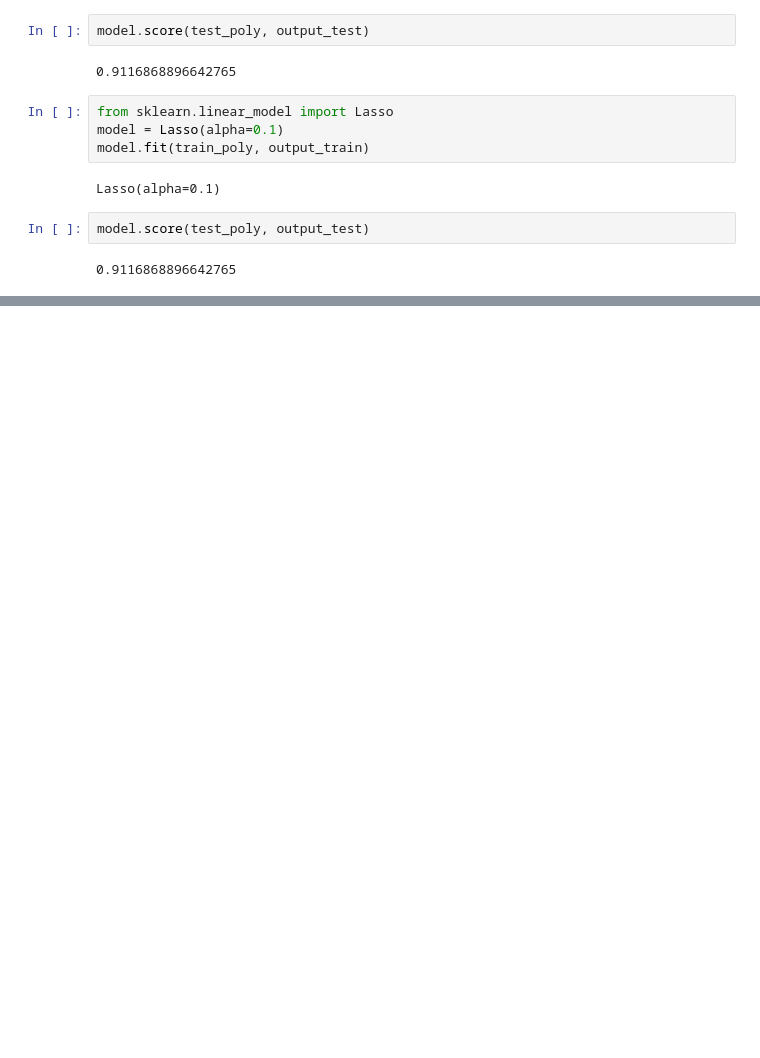
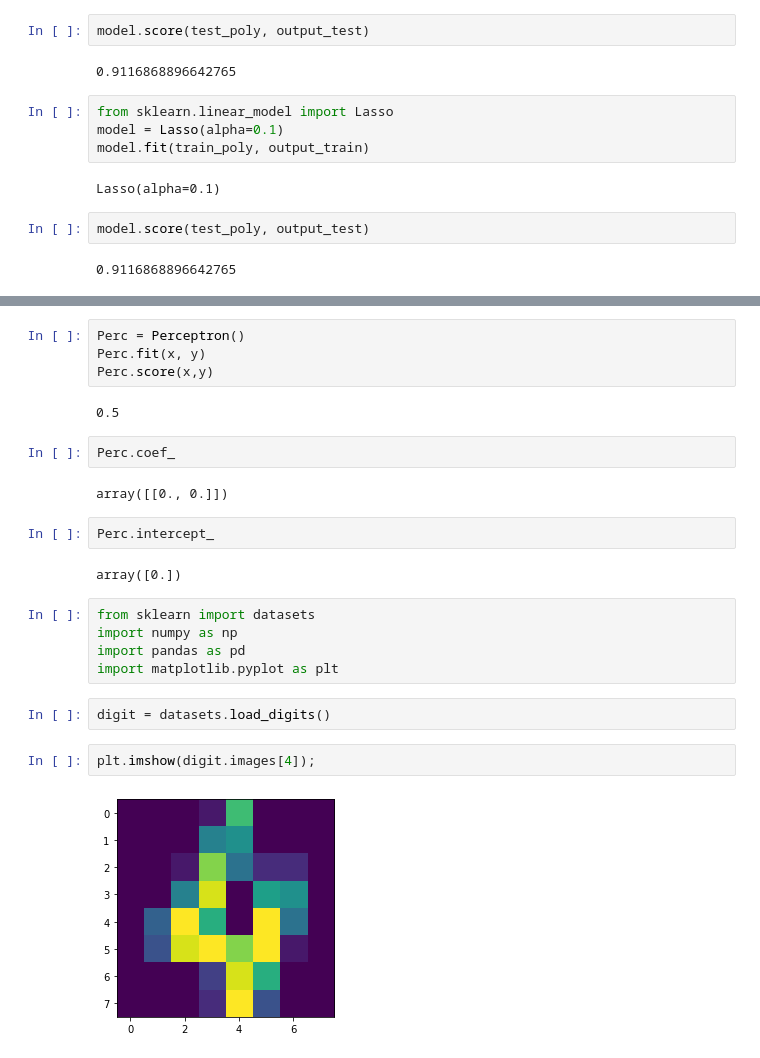
Before and after one commit to eaglehkim/python, a Jupyter notebook: prac4.ipynb, the cells around one changed output, grey strips where cells are left out. Cells and saved outputs as stored; diff of their text form; blank space fills up the shorter version.

```diff
--- a/prac4.ipynb
+++ b/prac4.ipynb
@@ -191,0 +380,25 @@ model.score(test_poly, output_test)
+# %%
+Perc = Perceptron()
+Perc.fit(x, y)
+Perc.score(x,y)
+# %% [output]
+0.5
+# %%
+Perc.coef_
+# %% [output]
+array([[0., 0.]])
+# %%
+Perc.intercept_
+# %% [output]
+array([0.])
+# %%
+from sklearn import datasets
+import numpy as np
+import pandas as pd
+import matplotlib.pyplot as plt
+# %%
+digit = datasets.load_digits()
+# %%
+plt.imshow(digit.images[4]);
+# %% [output]
+[figure, added]
```
Also changed, not shown: parts of 68 cells of this notebook.
